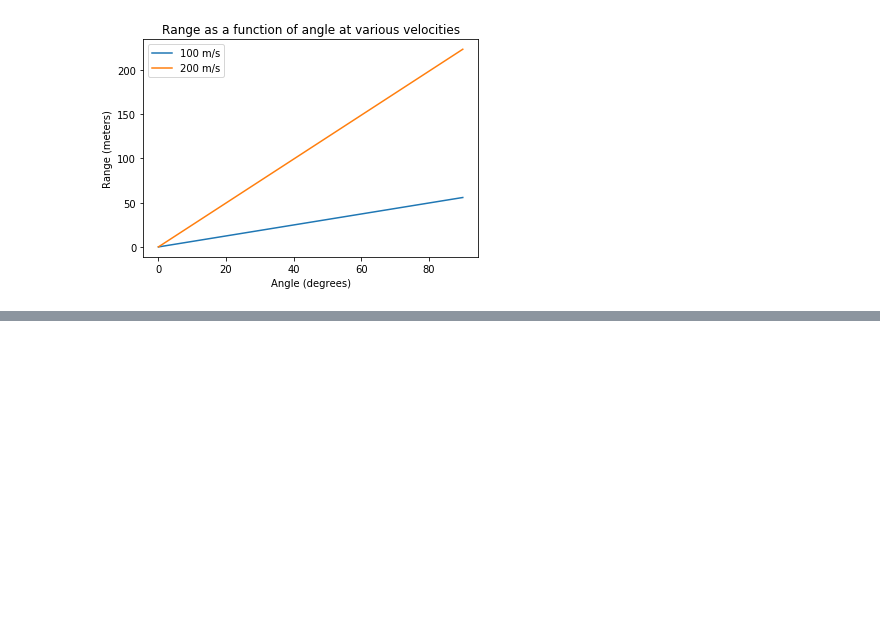
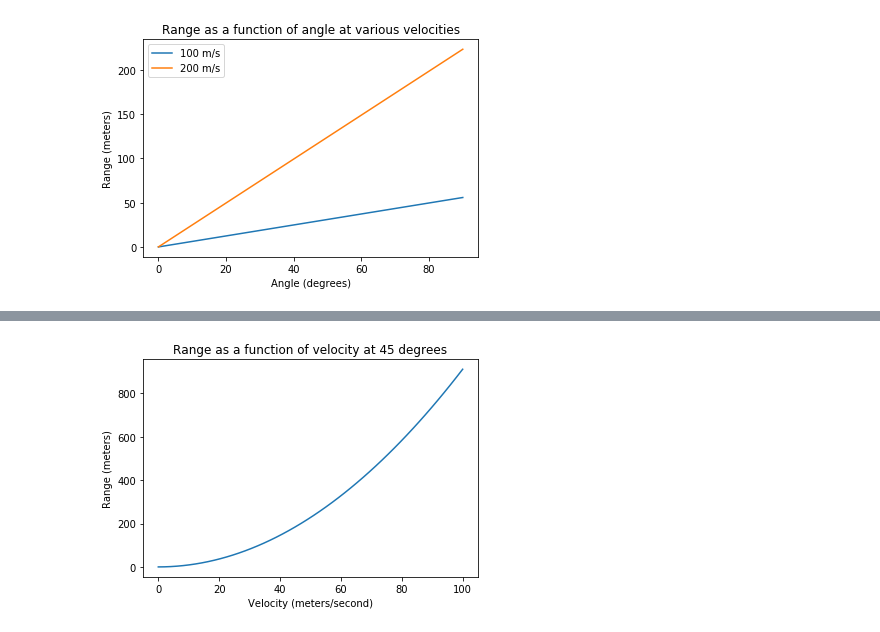
Before and after one commit to megsnyder/datascience, a Jupyter notebook: ballistics.ipynb, the cells around one changed output, grey strips where cells are left out. Cells and saved outputs as stored; diff of their text form; code cells hidden in the pictures; blank space fills up the shorter version.

```diff
--- a/ballistics.ipynb
+++ b/ballistics.ipynb
@@ -24,3 +40,9 @@ for x in angledegrees:
+# %%
+velocities=linspace(0,100)
+# %%
+rangefromvelocity=[]
+for x in velocities:
+    rangefromvelocity.append(rangeformula(x, 45))
 # %%
 plt.plot(angledegrees, rangefromdegrees)
 plt.title('Range as a function of angle at 100 m/s')
@@ -44,0 +75,8 @@ plt.show()
+# %%
+plt.plot(velocities, rangefromvelocity)
+plt.title('Range as a function of velocity at 45 degrees')
+plt.xlabel('Velocity (meters/second)')
+plt.ylabel('Range (meters)')
+plt.show()
+# %% [output]
+[figure, added]
```
Also changed, not shown: parts of 9 cells of this notebook.
